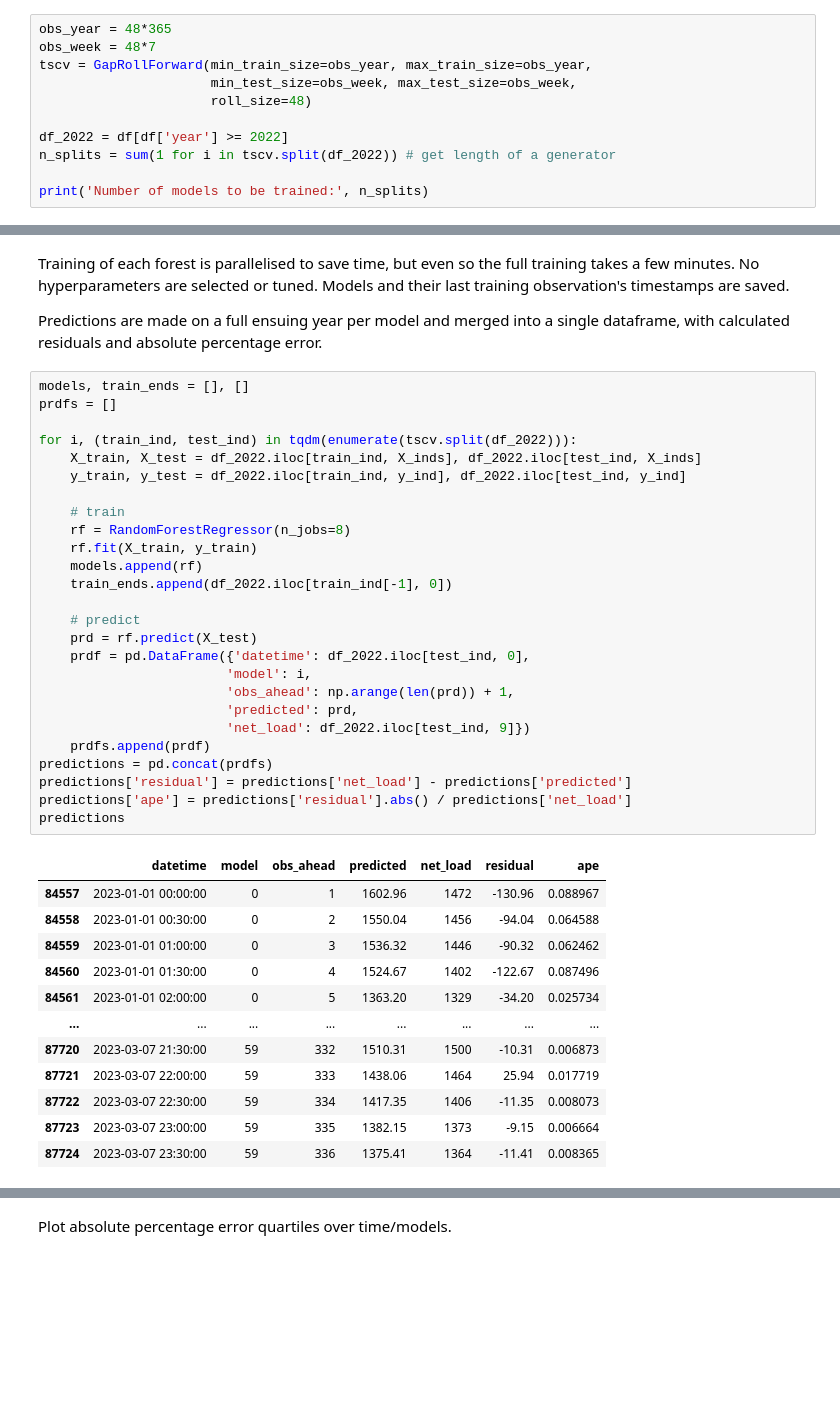
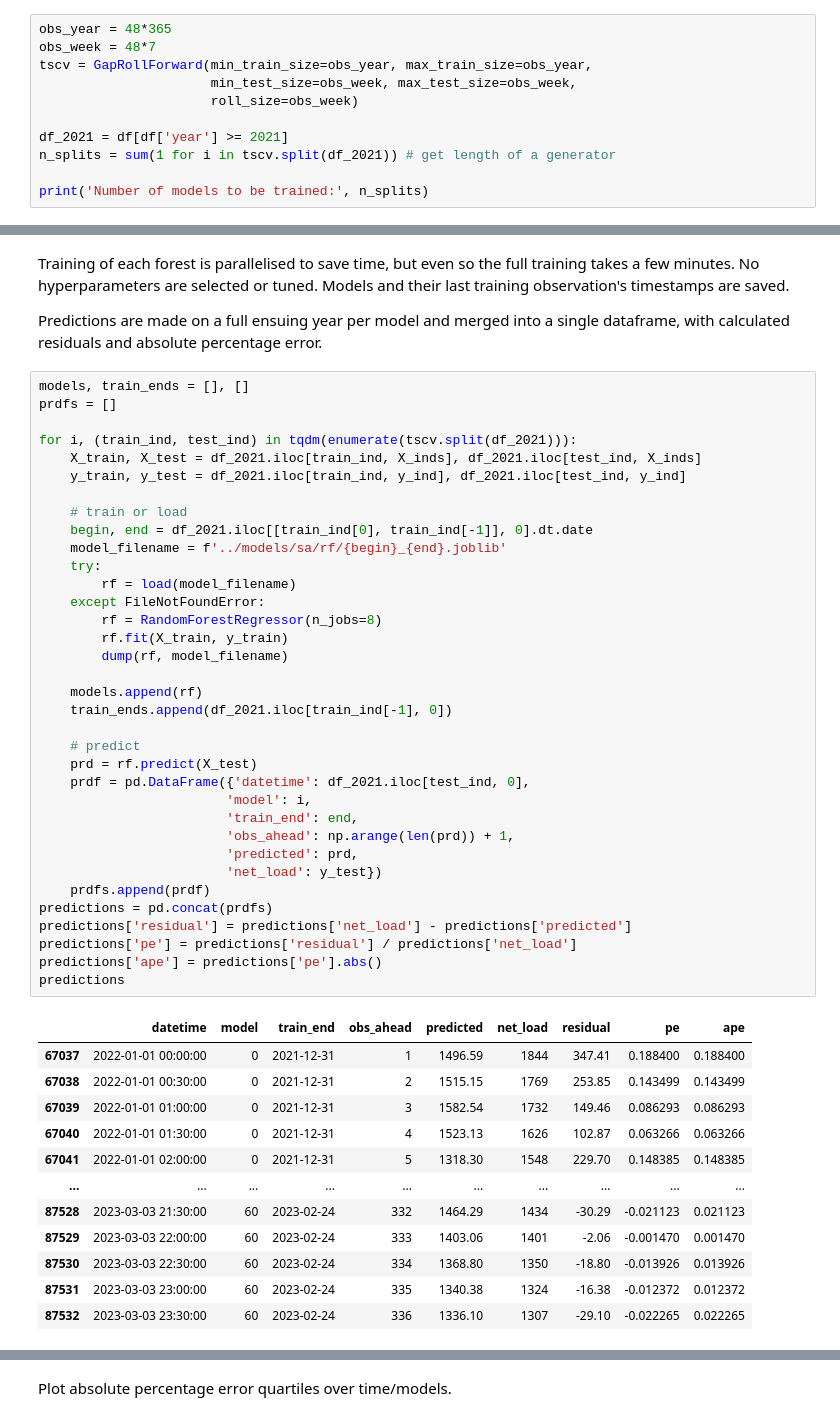
Before and after one commit to chaserobertson/tesla-stlf, a Jupyter notebook: notebooks/rf_week_ahead.ipynb, the cells around one changed output, grey strips where cells are left out. Saved outputs shown, nothing was run; the diff lists cells and outputs as text; blank space fills up the shorter version.

```diff
--- a/notebooks/rf_week_ahead.ipynb
+++ b/notebooks/rf_week_ahead.ipynb
@@ -76,10 +72,10 @@ obs_year = 48*365
 obs_week = 48*7
 tscv = GapRollForward(min_train_size=obs_year, max_train_size=obs_year,
                       min_test_size=obs_week, max_test_size=obs_week,
-                      roll_size=48)
+                      roll_size=obs_week)
 
-df_2022 = df[df['year'] >= 2022]
-n_splits = sum(1 for i in tscv.split(df_2022)) # get length of a generator
+df_2021 = df[df['year'] >= 2021]
+n_splits = sum(1 for i in tscv.split(df_2021)) # get length of a generator
 
 print('Number of models to be trained:', n_splits)
 # %% [output]
@@ -91,39 +87,48 @@ Predictions are made on a full ensuing year per model and merged into a single d
 # %%
 models, train_ends = [], []
 prdfs = []
 
-for i, (train_ind, test_ind) in tqdm(enumerate(tscv.split(df_2022))):
-    X_train, X_test = df_2022.iloc[train_ind, X_inds], df_2022.iloc[test_ind, X_inds]
-    y_train, y_test = df_2022.iloc[train_ind, y_ind], df_2022.iloc[test_ind, y_ind]
+for i, (train_ind, test_ind) in tqdm(enumerate(tscv.split(df_2021))):
+    X_train, X_test = df_2021.iloc[train_ind, X_inds], df_2021.iloc[test_ind, X_inds]
+    y_train, y_test = df_2021.iloc[train_ind, y_ind], df_2021.iloc[test_ind, y_ind]
 
-    # train
-    rf = RandomForestRegressor(n_jobs=8)
-    rf.fit(X_train, y_train)
+    # train or load
+    begin, end = df_2021.iloc[[train_ind[0], train_ind[-1]], 0].dt.date
+    model_filename = f'../models/sa/rf/{begin}_{end}.joblib'
+    try:
+        rf = load(model_filename)
+    except FileNotFoundError:
+        rf = RandomForestRegressor(n_jobs=8)
+        rf.fit(X_train, y_train)
+        dump(rf, model_filename)
+
     models.append(rf)
-    train_ends.append(df_2022.iloc[train_ind[-1], 0])
+    train_ends.append(df_2021.iloc[train_ind[-1], 0])
 
     # predict
     prd = rf.predict(X_test)
-    prdf = pd.DataFrame({'datetime': df_2022.iloc[test_ind, 0],
+    prdf = pd.DataFrame({'datetime': df_2021.iloc[test_ind, 0],
                         'model': i,
+                        'train_end': end,
                         'obs_ahead': np.arange(len(prd)) + 1,
                         'predicted': prd,
-                        'net_load': df_2022.iloc[test_ind, 9]})
+                        'net_load': y_test})
     prdfs.append(prdf)
 predictions = pd.concat(prdfs)
 predictions['residual'] = predictions['net_load'] - predictions['predicted']
-predictions['ape'] = predictions['residual'].abs() / predictions['net_load']
+predictions['pe'] = predictions['residual'] / predictions['net_load']
+predictions['ape'] = predictions['pe'].abs()
 predictions
 # %% [output]
-|  | datetime | model | obs_ahead | predicted | net_load | residual | ape |
-| 84557 | 2023-01-01 00:00:00 | 0 | 1 | 1602.96 | 1472 | -130.96 | 0.088967 |
-| 84558 | 2023-01-01 00:30:00 | 0 | 2 | 1550.04 | 1456 | -94.04 | 0.064588 |
-| 84559 | 2023-01-01 01:00:00 | 0 | 3 | 1536.32 | 1446 | -90.32 | 0.062462 |
-| 84560 | 2023-01-01 01:30:00 | 0 | 4 | 1524.67 | 1402 | -122.67 | 0.087496 |
-| 84561 | 2023-01-01 02:00:00 | 0 | 5 | 1363.20 | 1329 | -34.20 | 0.025734 |
-| ... | ... | ... | ... | ... | ... | ... | ... |
-| 87720 | 2023-03-07 21:30:00 | 59 | 332 | 1510.31 | 1500 | -10.31 | 0.006873 |
-| 87721 | 2023-03-07 22:00:00 | 59 | 333 | 1438.06 | 1464 | 25.94 | 0.017719 |
-| 87722 | 2023-03-07 22:30:00 | 59 | 334 | 1417.35 | 1406 | -11.35 | 0.008073 |
-| 87723 | 2023-03-07 23:00:00 | 59 | 335 | 1382.15 | 1373 | -9.15 | 0.006664 |
-| 87724 | 2023-03-07 23:30:00 | 59 | 336 | 1375.41 | 1364 | -11.41 | 0.008365 |
+|  | datetime | model | train_end | obs_ahead | predicted | net_load | residual | pe | ape |
+| 67037 | 2022-01-01 00:00:00 | 0 | 2021-12-31 | 1 | 1496.59 | 1844 | 347.41 | 0.188400 | 0.188400 |
+| 67038 | 2022-01-01 00:30:00 | 0 | 2021-12-31 | 2 | 1515.15 | 1769 | 253.85 | 0.143499 | 0.143499 |
+| 67039 | 2022-01-01 01:00:00 | 0 | 2021-12-31 | 3 | 1582.54 | 1732 | 149.46 | 0.086293 | 0.086293 |
+| 67040 | 2022-01-01 01:30:00 | 0 | 2021-12-31 | 4 | 1523.13 | 1626 | 102.87 | 0.063266 | 0.063266 |
+| 67041 | 2022-01-01 02:00:00 | 0 | 2021-12-31 | 5 | 1318.30 | 1548 | 229.70 | 0.148385 | 0.148385 |
+| ... | ... | ... | ... | ... | ... | ... | ... | ... | ... |
+| 87528 | 2023-03-03 21:30:00 | 60 | 2023-02-24 | 332 | 1464.29 | 1434 | -30.29 | -0.021123 | 0.021123 |
+| 87529 | 2023-03-03 22:00:00 | 60 | 2023-02-24 | 333 | 1403.06 | 1401 | -2.06 | -0.001470 | 0.001470 |
+| 87530 | 2023-03-03 22:30:00 | 60 | 2023-02-24 | 334 | 1368.80 | 1350 | -18.80 | -0.013926 | 0.013926 |
+| 87531 | 2023-03-03 23:00:00 | 60 | 2023-02-24 | 335 | 1340.38 | 1324 | -16.38 | -0.012372 | 0.012372 |
+| 87532 | 2023-03-03 23:30:00 | 60 | 2023-02-24 | 336 | 1336.10 | 1307 | -29.10 | -0.022265 | 0.022265 |
```
Also changed, not shown: parts of 21 cells of this notebook, 3 other files.
